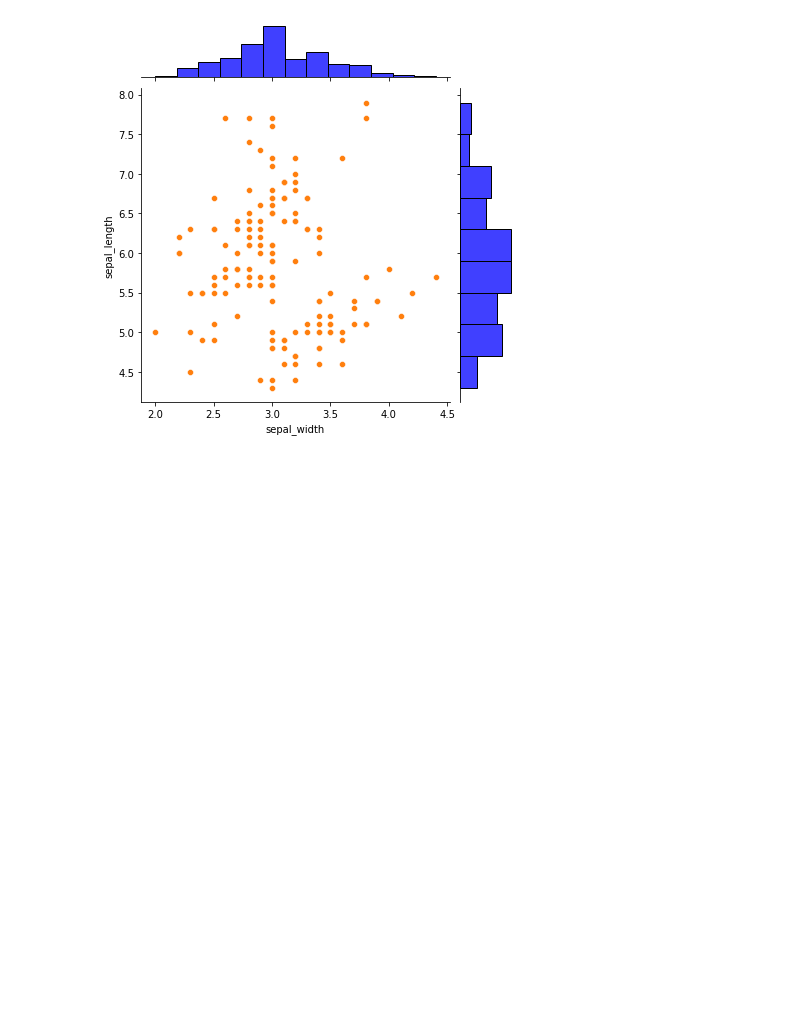
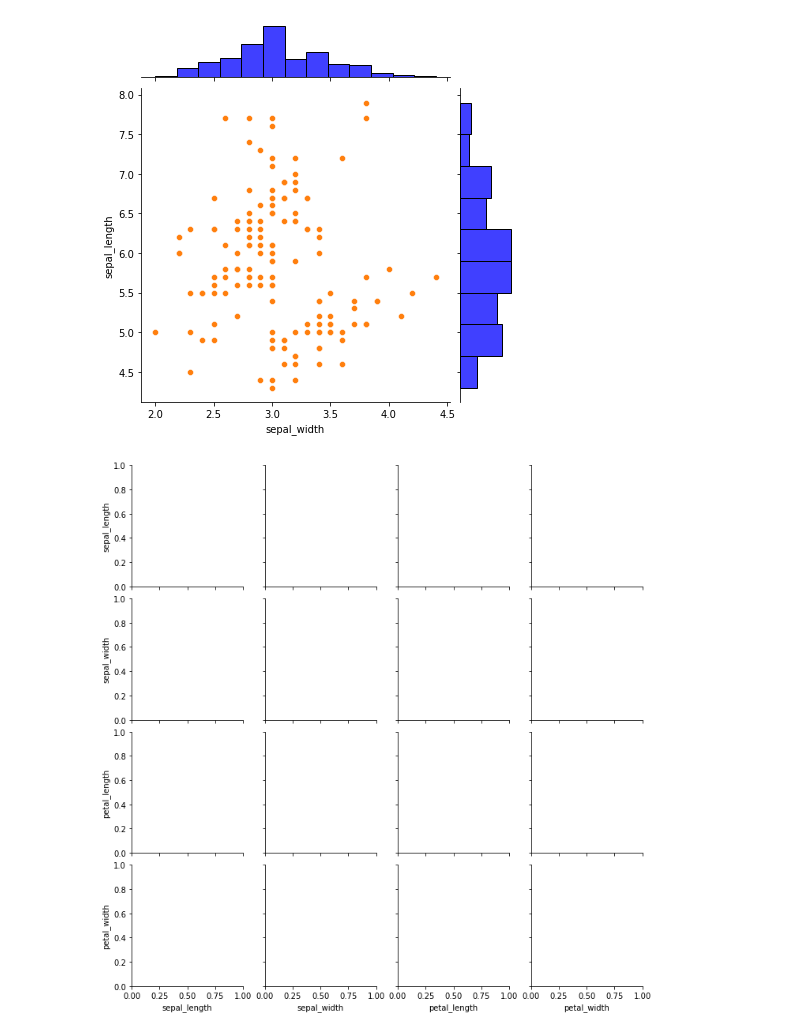
Before and after one commit to TaylorlDavis/Github_tutoring, a Jupyter notebook: Advanced seaborn plots.ipynb, the cells around one changed output. Drawn from its saved outputs; the diff is of its cells as text; code cells hidden in the pictures; blank space fills up the shorter version.

```diff
--- a/Advanced seaborn plots.ipynb
+++ b/Advanced seaborn plots.ipynb
@@ -76,3 +76,7 @@ sns.jointplot(x='sepal_width',y='sepal_length',
 # %% [output]
 <seaborn.axisgrid.JointGrid at 0x...>
 [figure]
+# %%
+g=sns.PairGrid(iris_df)
+# %% [output]
+[figure, added]
```
Also changed, not shown: parts of 11 cells of this notebook.
